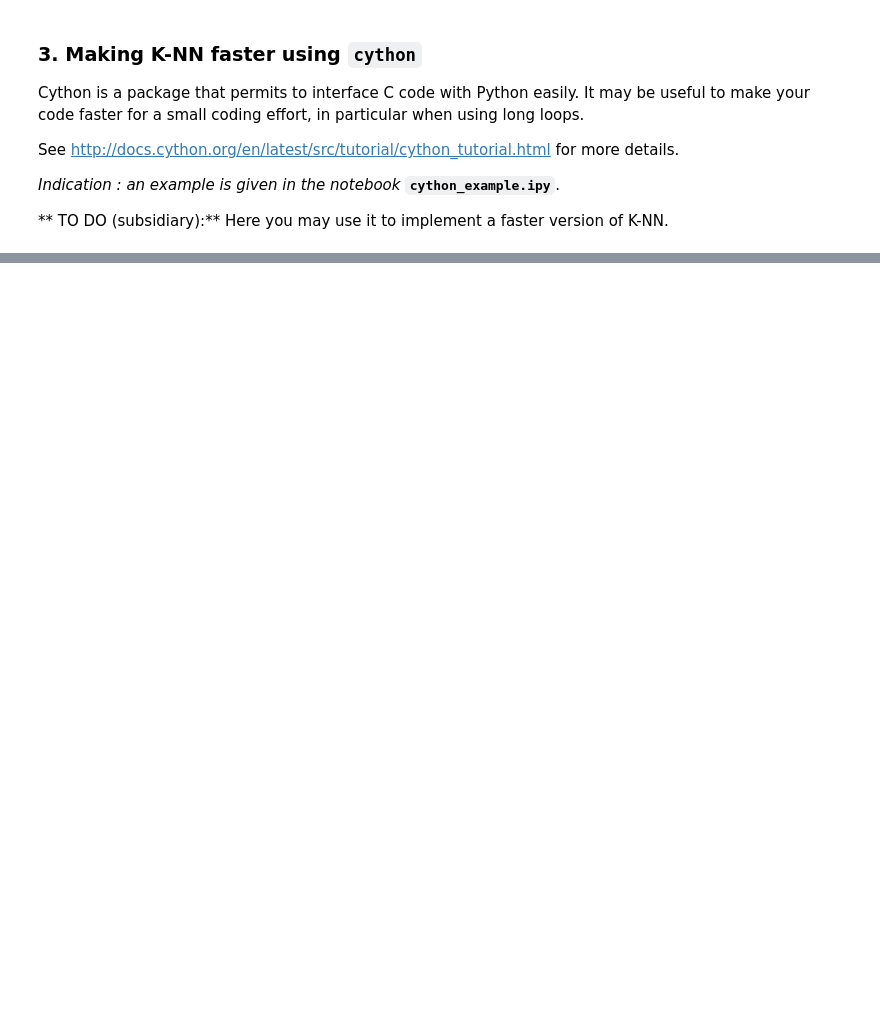
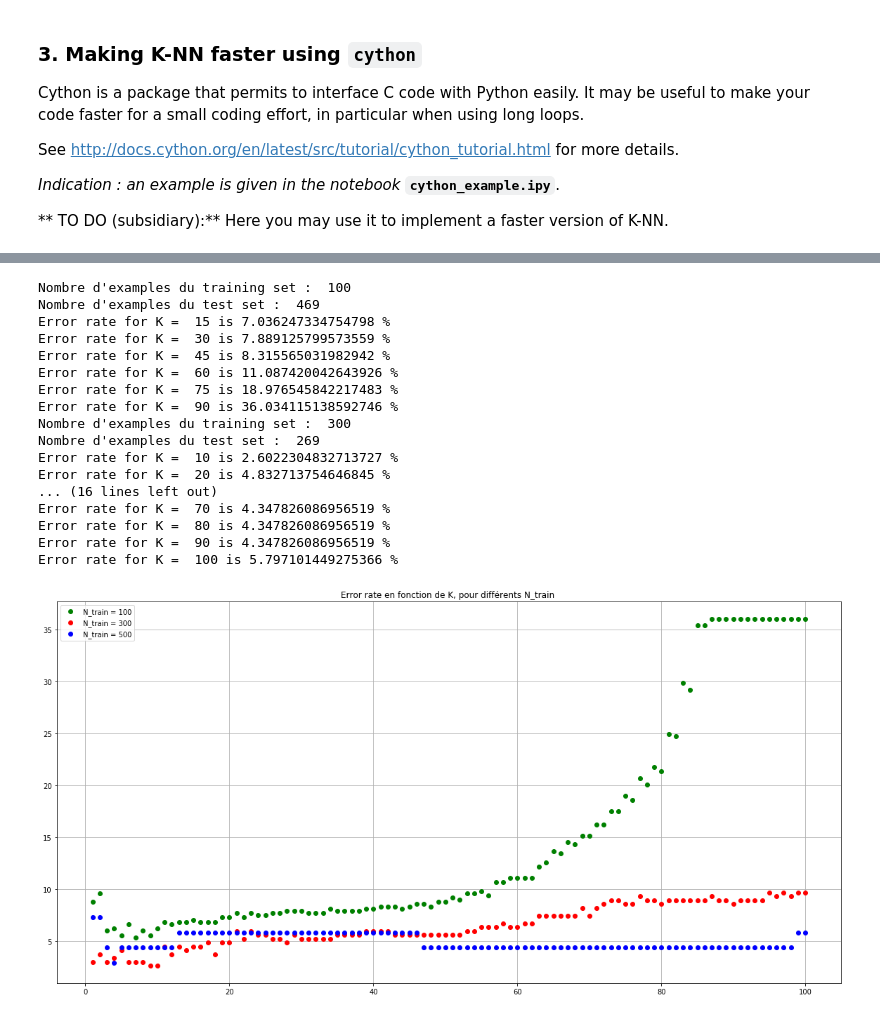
Before and after one commit to cindytrinh/Pyt_tps, a Jupyter notebook: TP4_DUROUCHOUX_TRINH/TP4/TP4_DUROUCHOUX_TRINH.ipynb, the cells around one changed output, grey strips where cells are left out. Cells and saved outputs as stored; diff of their text form; code cells hidden in the pictures; blank space fills up the shorter version.

Commit message:
TP4 avec cython

```diff
--- a/TP4_DUROUCHOUX_TRINH/TP4/TP4_DUROUCHOUX_TRINH.ipynb
+++ b/TP4_DUROUCHOUX_TRINH/TP4/TP4_DUROUCHOUX_TRINH.ipynb
@@ -478,0 +424,78 @@ See <https://github.com/cython/cython/wiki/CythonExtensionsOnWindows>  for detai
+# %%
+data = np.loadtxt('wdbc12.data.txt',delimiter = ',')
+norm_data,_,_ = cython_knn.normalize_data(data)
+# %%
+### Test with various training set
+
+####
+plt.figure(figsize= (20,10))
+N_train = 100 # number of examples of the data we want to keep for the training set
+train_set,test_set,N_test = cython_knn.split_data(norm_data,N_train)
+print("Nombre d'examples du training set : ",N_train)
+print("Nombre d'examples du test set : ", N_test)
+
+nb_test = 100 # number of values of K we want to test
+error_rate = np.zeros(nb_test)
+for K in range (1,nb_test + 1):
+    error_rate[K-1],_ = cython_knn.knn_algo_deux(K,train_set,test_set)
+    if K%15 == 0:
+        print("Error rate for K = ",K, "is",error_rate[K-1], "%" )
+
+plt.plot(np.arange(1,nb_test+1),error_rate,'go', label = "N_train = " + str(N_train))
+###
+
+
+####
+N_train = 300 # number of examples of the data we want to keep for the training set
+train_set,test_set,N_test = cython_knn.split_data(norm_data,N_train)
+print("Nombre d'examples du training set : ",N_train)
+print("Nombre d'examples du test set : ", N_test)
+
+nb_test = 100 # number of values of K we want to test
+error_rate = np.zeros(nb_test)
+for K in range (1,nb_test + 1):
+    error_rate[K-1],_ = cython_knn.knn_algo_deux(K,train_set,test_set)
+    if K%10 == 0:
+        print("Error rate for K = ",K, "is",error_rate[K-1], "%" )
+
+plt.plot(np.arange(1,nb_test+1),error_rate,'ro', label = "N_train = " + str(N_train))
+###
+
+
+####
+N_train = 500 # number of examples of the data we want to keep for the training set
+train_set,test_set,N_test = cython_knn.split_data(norm_data,N_train)
+print("Nombre d'examples du training set : ",N_train)
+print("Nombre d'examples du test set : ", N_test)
+
+nb_test = 100 # number of values of K we want to test
+error_rate = np.zeros(nb_test)
+for K in range (1,nb_test + 1):
+    error_rate[K-1],_ = cython_knn.knn_algo_deux(K,train_set,test_set)
+    if K%10 == 0:
+        print("Error rate for K = ",K, "is",error_rate[K-1], "%" )
+
+plt.plot(np.arange(1,nb_test+1),error_rate,'bo', label = "N_train = " + str(N_train))
+plt.legend()
+plt.title("Error rate en fonction de K, pour différents N_train ")
+plt.grid()
+###
+# %% [output]
+Nombre d'examples du training set :  100
+Nombre d'examples du test set :  469
+Error rate for K =  15 is 7.036247334754798 %
+Error rate for K =  30 is 7.889125799573559 %
+Error rate for K =  45 is 8.315565031982942 %
+Error rate for K =  60 is 11.087420042643926 %
+Error rate for K =  75 is 18.976545842217483 %
+Error rate for K =  90 is 36.034115138592746 %
+Nombre d'examples du training set :  300
+Nombre d'examples du test set :  269
+Error rate for K =  10 is 2.6022304832713727 %
+Error rate for K =  20 is 4.832713754646845 %
+... (16 lines left out)
+Error rate for K =  70 is 4.347826086956519 %
+Error rate for K =  80 is 4.347826086956519 %
+Error rate for K =  90 is 4.347826086956519 %
+Error rate for K =  100 is 5.797101449275366 %
+[figure, added]
```
Also changed, not shown: parts of 24 cells of this notebook, 5 other files.
